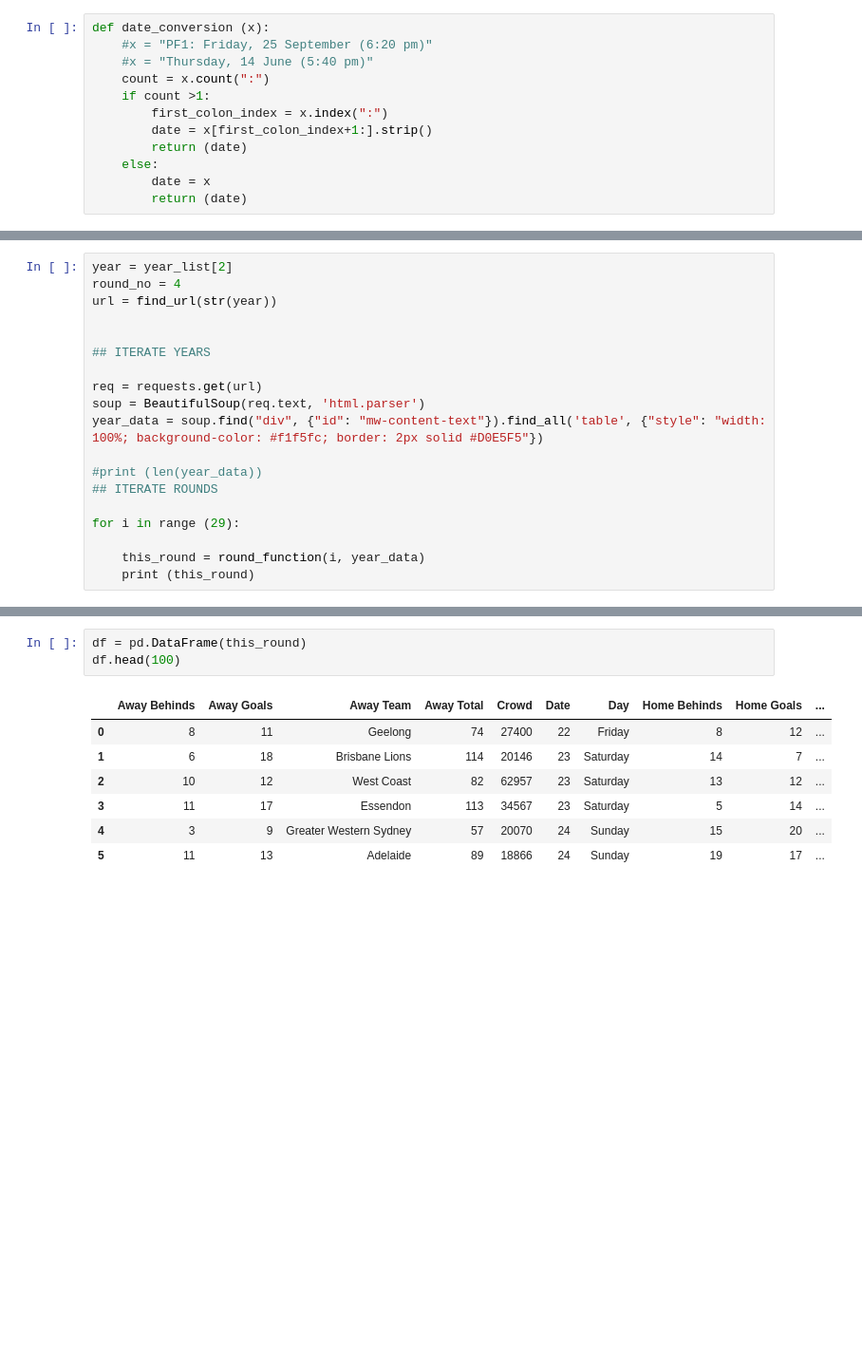
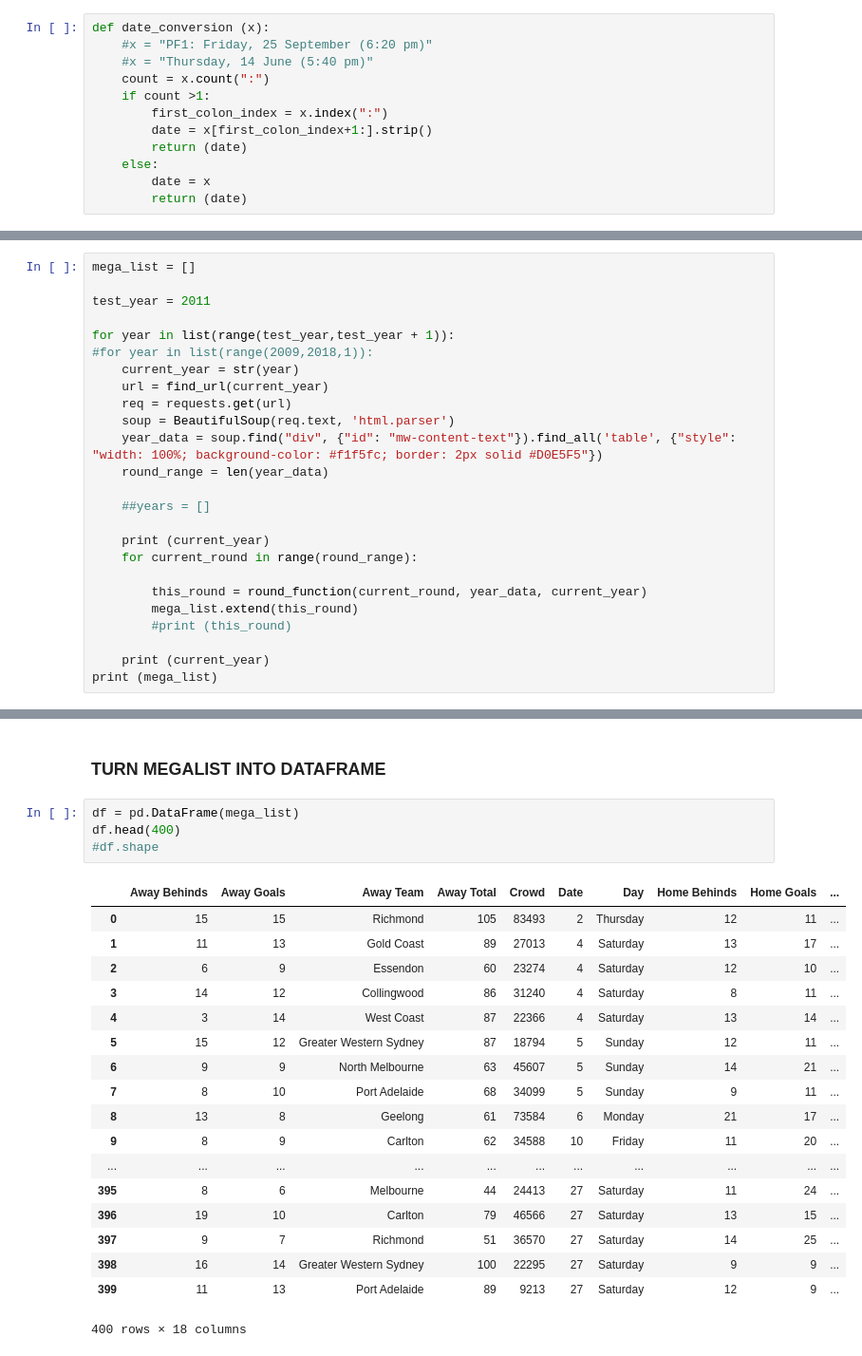
Before and after one commit to ssweeney1988/2015lab2, a Jupyter notebook: Wikipedia AFL Scrape.ipynb, the cells around one changed output, grey strips where cells are left out. Shown at 95% size. Drawn from its saved outputs; the diff is of its cells as text; blank space fills up the shorter version.

```diff
--- a/Wikipedia AFL Scrape.ipynb
+++ b/Wikipedia AFL Scrape.ipynb
@@ -202,20 +232,26 @@ for i in range (3):
 # %%
-year = year_list[2]
-round_no = 4
-url = find_url(str(year))
+mega_list = []
 
+test_year = 2011
 
-## ITERATE YEARS
+for year in list(range(test_year,test_year + 1)):
+#for year in list(range(2009,2018,1)):
+    current_year = str(year)
+    url = find_url(current_year)
+    req = requests.get(url)
+    soup = BeautifulSoup(req.text, 'html.parser')
+    year_data = soup.find("div", {"id": "mw-content-text"}).find_all('table', {"style": "width: 100%; background-color: #f1f5fc; border: 2px solid #D0E5F5"})
+    round_range = len(year_data)
 
-req = requests.get(url)
-soup = BeautifulSoup(req.text, 'html.parser')
-year_data = soup.find("div", {"id": "mw-content-text"}).find_all('table', {"style": "width: 100%; background-color: #f1f5fc; border: 2px solid #D0E5F5"})
+    ##years = []
 
-#print (len(year_data))
-## ITERATE ROUNDS
+    print (current_year)
+    for current_round in range(round_range):
 
-for i in range (29):
+        this_round = round_function(current_round, year_data, current_year)
+        mega_list.extend(this_round)
+        #print (this_round)
 
-    this_round = round_function(i, year_data)
-    print (this_round)
+    print (current_year)
+print (mega_list)
 # %% [output]
@@ -241,11 +279,25 @@ this row does not have match data 'NoneType' object has no attribute 'count'
+# %% [markdown]
+### TURN MEGALIST INTO DATAFRAME
 # %%
-df = pd.DataFrame(this_round)
-df.head(100)
+df = pd.DataFrame(mega_list)
+df.head(400)
+#df.shape
 # %% [output]
 |  | Away Behinds | Away Goals | Away Team | Away Total | Crowd | Date | Day | Home Behinds | Home Goals | ... |
-| 0 | 8 | 11 | Geelong | 74 | 27400 | 22 | Friday | 8 | 12 | ... |
-| 1 | 6 | 18 | Brisbane Lions | 114 | 20146 | 23 | Saturday | 14 | 7 | ... |
-| 2 | 10 | 12 | West Coast | 82 | 62957 | 23 | Saturday | 13 | 12 | ... |
-| 3 | 11 | 17 | Essendon | 113 | 34567 | 23 | Saturday | 5 | 14 | ... |
-| 4 | 3 | 9 | Greater Western Sydney | 57 | 20070 | 24 | Sunday | 15 | 20 | ... |
-| 5 | 11 | 13 | Adelaide | 89 | 18866 | 24 | Sunday | 19 | 17 | ... |
+| 0 | 15 | 15 | Richmond | 105 | 83493 | 2 | Thursday | 12 | 11 | ... |
+| 1 | 11 | 13 | Gold Coast | 89 | 27013 | 4 | Saturday | 13 | 17 | ... |
+| 2 | 6 | 9 | Essendon | 60 | 23274 | 4 | Saturday | 12 | 10 | ... |
+| 3 | 14 | 12 | Collingwood | 86 | 31240 | 4 | Saturday | 8 | 11 | ... |
+| 4 | 3 | 14 | West Coast | 87 | 22366 | 4 | Saturday | 13 | 14 | ... |
+| 5 | 15 | 12 | Greater Western Sydney | 87 | 18794 | 5 | Sunday | 12 | 11 | ... |
+| 6 | 9 | 9 | North Melbourne | 63 | 45607 | 5 | Sunday | 14 | 21 | ... |
+| 7 | 8 | 10 | Port Adelaide | 68 | 34099 | 5 | Sunday | 9 | 11 | ... |
+| 8 | 13 | 8 | Geelong | 61 | 73584 | 6 | Monday | 21 | 17 | ... |
+| 9 | 8 | 9 | Carlton | 62 | 34588 | 10 | Friday | 11 | 20 | ... |
+| ... | ... | ... | ... | ... | ... | ... | ... | ... | ... | ... |
+| 395 | 8 | 6 | Melbourne | 44 | 24413 | 27 | Saturday | 11 | 24 | ... |
+| 396 | 19 | 10 | Carlton | 79 | 46566 | 27 | Saturday | 13 | 15 | ... |
+| 397 | 9 | 7 | Richmond | 51 | 36570 | 27 | Saturday | 14 | 25 | ... |
+| 398 | 16 | 14 | Greater Western Sydney | 100 | 22295 | 27 | Saturday | 9 | 9 | ... |
+| 399 | 11 | 13 | Port Adelaide | 89 | 9213 | 27 | Saturday | 12 | 9 | ... |
+400 rows × 18 columns
```
Also changed, not shown: parts of 23 cells of this notebook, 1 other file.
